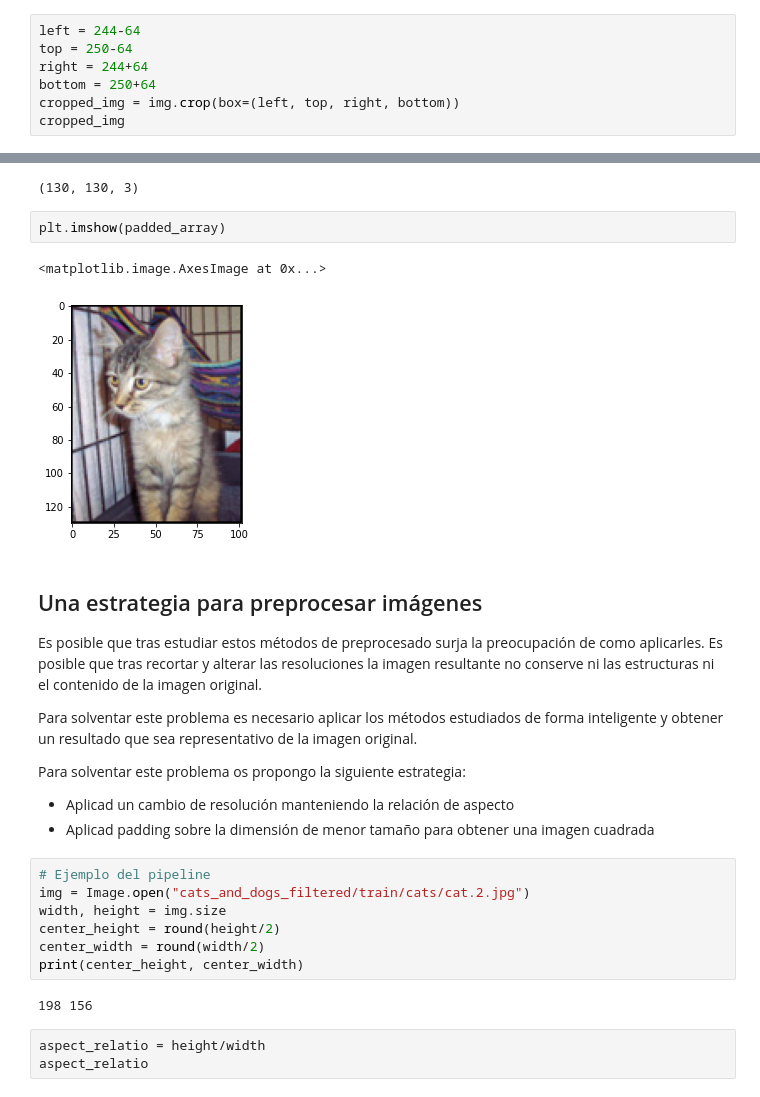
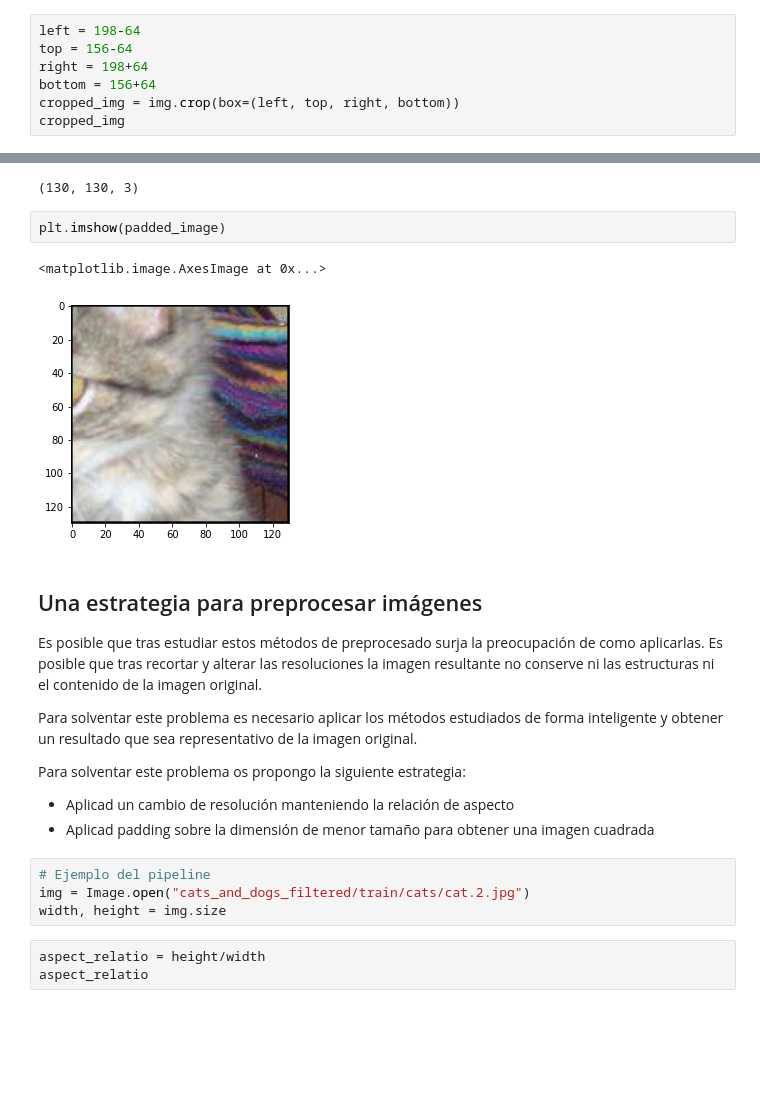
Before and after one commit to MarioAlmela/IDAL_MIA3, a Jupyter notebook: computer_vision_2.ipynb, the cells around one changed output, grey strips where cells are left out. Cells and saved outputs as stored; diff of their text form; blank space fills up the shorter version.

```diff
--- a/computer_vision_2.ipynb
+++ b/computer_vision_2.ipynb
@@ -566,10 +570,10 @@ print(center_height, center_width)
 # %% [output]
 198 156
 # %%
-left = 244-64
-top = 250-64
-right = 244+64
-bottom = 250+64
+left = 198-64
+top = 156-64
+right = 198+64
+bottom = 156+64
 cropped_img = img.crop(box=(left, top, right, bottom))
 cropped_img
 # %% [output]
@@ -589,14 +593,14 @@ padded_image.shape
 # %% [output]
 (130, 130, 3)
 # %%
-plt.imshow(padded_array)
+plt.imshow(padded_image)
 # %% [output]
 <matplotlib.image.AxesImage at 0x...>
-[figure, old version]
+[figure, new version]
 # %% [markdown]
 ## Una estrategia para preprocesar imágenes
 
-Es posible que tras estudiar estos métodos de preprocesado surja la preocupación de como aplicarles. Es posible que tras recortar y alterar las resoluciones la imagen resultante no conserve ni las estructuras ni el contenido de la imagen original.
+Es posible que tras estudiar estos métodos de preprocesado surja la preocupación de como aplicarlas. Es posible que tras recortar y alterar las resoluciones la imagen resultante no conserve ni las estructuras ni el contenido de la imagen original.
 
 Para solventar este problema es necesario aplicar los métodos estudiados de forma inteligente y obtener un resultado que sea representativo de la imagen original.
 
@@ -608,11 +612,6 @@ Para solventar este problema os propongo la siguiente estrategia:
 # Ejemplo del pipeline
 img = Image.open("cats_and_dogs_filtered/train/cats/cat.2.jpg")
 width, height = img.size
-center_height = round(height/2)
-center_width = round(width/2)
-print(center_height, center_width)
-# %% [output]
-198 156
 # %%
 aspect_relatio = height/width
 aspect_relatio
```
Also changed, not shown: parts of 8 cells of this notebook.
